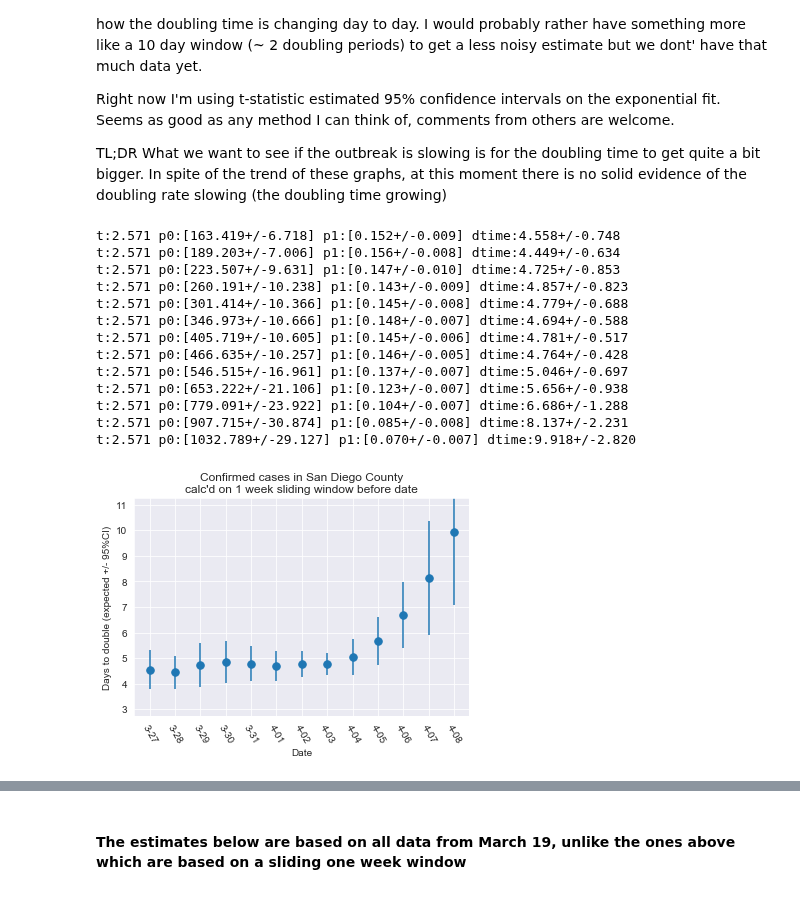
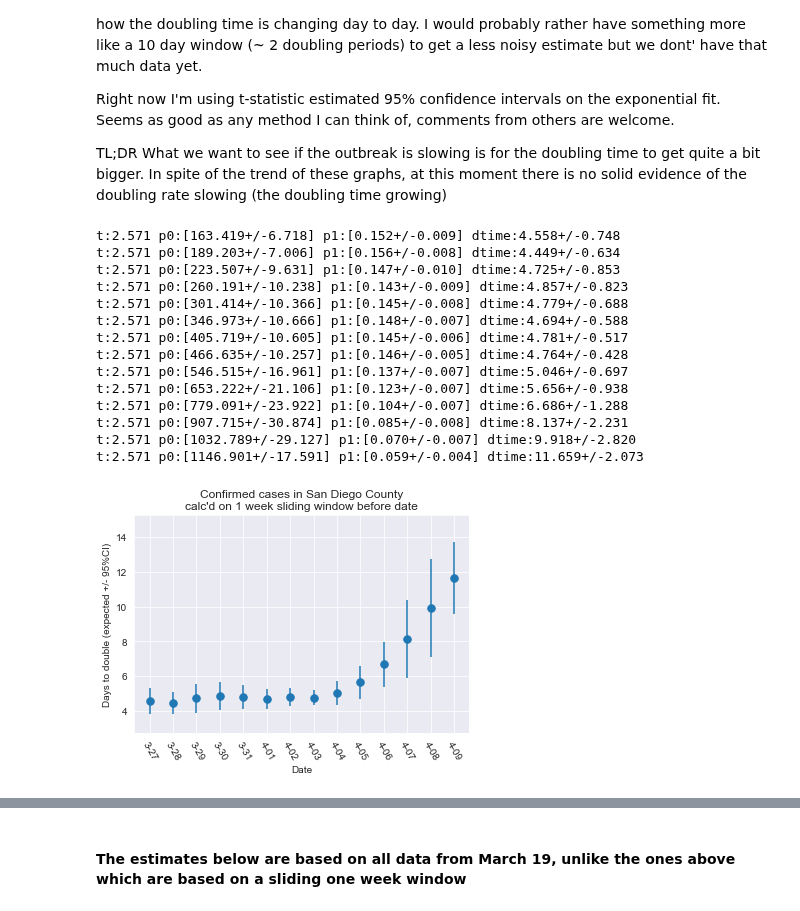
Before and after one commit to jasongfleischer/SanDiegoCountyCOVID19, a Jupyter notebook: San Diego Country Coronavirus History.ipynb, the cells around one changed output, grey strips where cells are left out. Cells and saved outputs as stored; diff of their text form; code cells hidden in the pictures.

```diff
--- a/San Diego Country Coronavirus History.ipynb
+++ b/San Diego Country Coronavirus History.ipynb
@@ -213,35 +213,36 @@ er = []
 ix = []
 
 # calc doubling time in a sliding window backwards 1 week for each day
 for day in cases[start_calc:].index:
     todate = day
     fromdate = (pd.Timestamp(day)-pd.Timedelta('6 days')).isoformat().split('T')[0]
     doubling_time, ci95, case_p_est, case_p_cov = estimate_doubling_time(cases[fromdate:todate])
     ex.append( doubling_time )
     er.append( ci95 )
     ix.append( day[-4:] )
 plt.errorbar( ix, ex, yerr=er, fmt='.', markersize=15)
 plt.title('Confirmed cases in San Diego County\ncalc\'d on 1 week sliding window before date')
 plt.ylabel('Days to double (expected +/- 95%CI)')
 plt.xlabel('Date')
-plt.ylim([2.75, 11.25])
+plt.ylim([2.75, 15.25])
 plt.xticks(rotation=-60)
 plt.savefig('Plots/casedoubling.png',dpi=300);
 # %% [output]
 t:2.571 p0:[163.419+/-6.718] p1:[0.152+/-0.009] dtime:4.558+/-0.748
 t:2.571 p0:[189.203+/-7.006] p1:[0.156+/-0.008] dtime:4.449+/-0.634
 t:2.571 p0:[223.507+/-9.631] p1:[0.147+/-0.010] dtime:4.725+/-0.853
 t:2.571 p0:[260.191+/-10.238] p1:[0.143+/-0.009] dtime:4.857+/-0.823
 t:2.571 p0:[301.414+/-10.366] p1:[0.145+/-0.008] dtime:4.779+/-0.688
 t:2.571 p0:[346.973+/-10.666] p1:[0.148+/-0.007] dtime:4.694+/-0.588
 t:2.571 p0:[405.719+/-10.605] p1:[0.145+/-0.006] dtime:4.781+/-0.517
 t:2.571 p0:[466.635+/-10.257] p1:[0.146+/-0.005] dtime:4.764+/-0.428
 t:2.571 p0:[546.515+/-16.961] p1:[0.137+/-0.007] dtime:5.046+/-0.697
 t:2.571 p0:[653.222+/-21.106] p1:[0.123+/-0.007] dtime:5.656+/-0.938
 t:2.571 p0:[779.091+/-23.922] p1:[0.104+/-0.007] dtime:6.686+/-1.288
 t:2.571 p0:[907.715+/-30.874] p1:[0.085+/-0.008] dtime:8.137+/-2.231
 t:2.571 p0:[1032.789+/-29.127] p1:[0.070+/-0.007] dtime:9.918+/-2.820
+t:2.571 p0:[1146.901+/-17.591] p1:[0.059+/-0.004] dtime:11.659+/-2.073
-[figure, old version]
+[figure, new version]
 # %%
 
 
```
Also changed, not shown: parts of 16 cells of this notebook, 13 other files.
